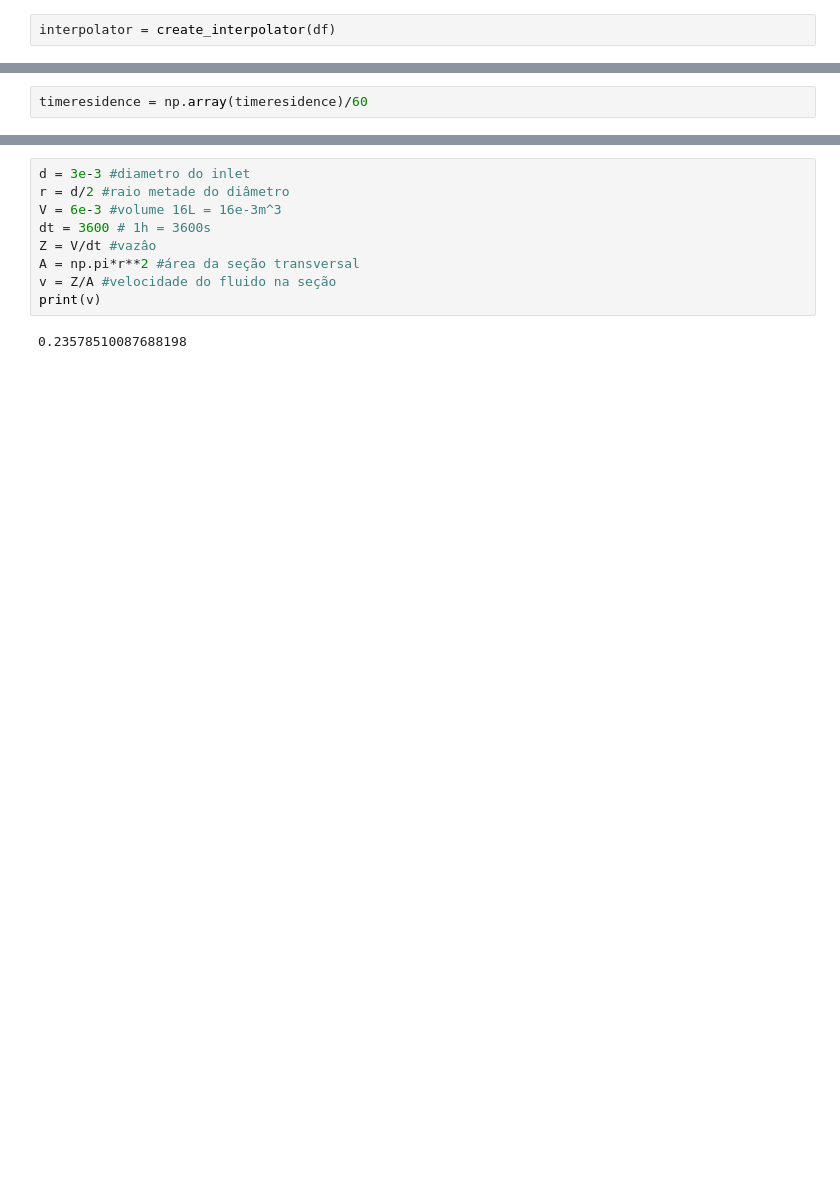
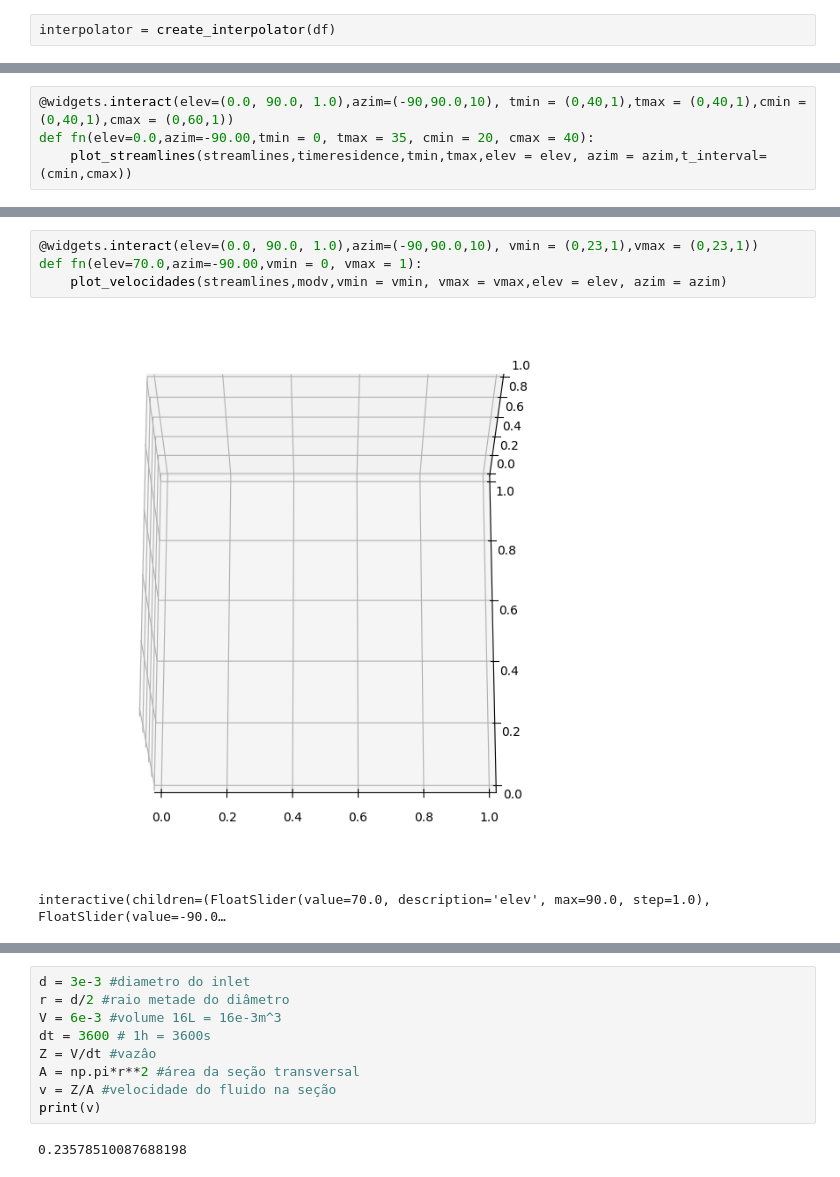
Before and after one commit to DanielFachieri01/ansys, a Jupyter notebook: streamlines.ipynb, the cells around one changed output, grey strips where cells are left out. Saved outputs shown, nothing was run; the diff lists cells and outputs as text; blank space fills up the shorter version.

```diff
--- a/streamlines.ipynb
+++ b/streamlines.ipynb
@@ -263,2 +321,0 @@ plt.show()
-# %%
-timeresidence = np.array(timeresidence)/60
@@ -270,0 +322,4 @@ plot_streamlines(streamlines,timeresidence,vmin = 0,vmax = )
+# %%
+@widgets.interact(elev=(0.0, 90.0, 1.0),azim=(-90,90.0,10), tmin = (0,40,1),tmax = (0,40,1),cmin = (0,40,1),cmax = (0,60,1))
+def fn(elev=0.0,azim=-90.00,tmin = 0, tmax = 35, cmin = 20, cmax = 40):
+    plot_streamlines(streamlines,timeresidence,tmin,tmax,elev = elev, azim = azim,t_interval= (cmin,cmax))
@@ -270,0 +344,7 @@ plot_streamlines(streamlines,timeresidence,vmin = 0,vmax = )
+# %%
+@widgets.interact(elev=(0.0, 90.0, 1.0),azim=(-90,90.0,10), vmin = (0,23,1),vmax = (0,23,1))
+def fn(elev=70.0,azim=-90.00,vmin = 0, vmax = 1):
+    plot_velocidades(streamlines,modv,vmin = vmin, vmax = vmax,elev = elev, azim = azim)
+# %% [output]
+[figure, added]
+interactive(children=(FloatSlider(value=70.0, description='elev', max=90.0, step=1.0), FloatSlider(value=-90.0…
```
Also changed, not shown: parts of 28 cells of this notebook.
